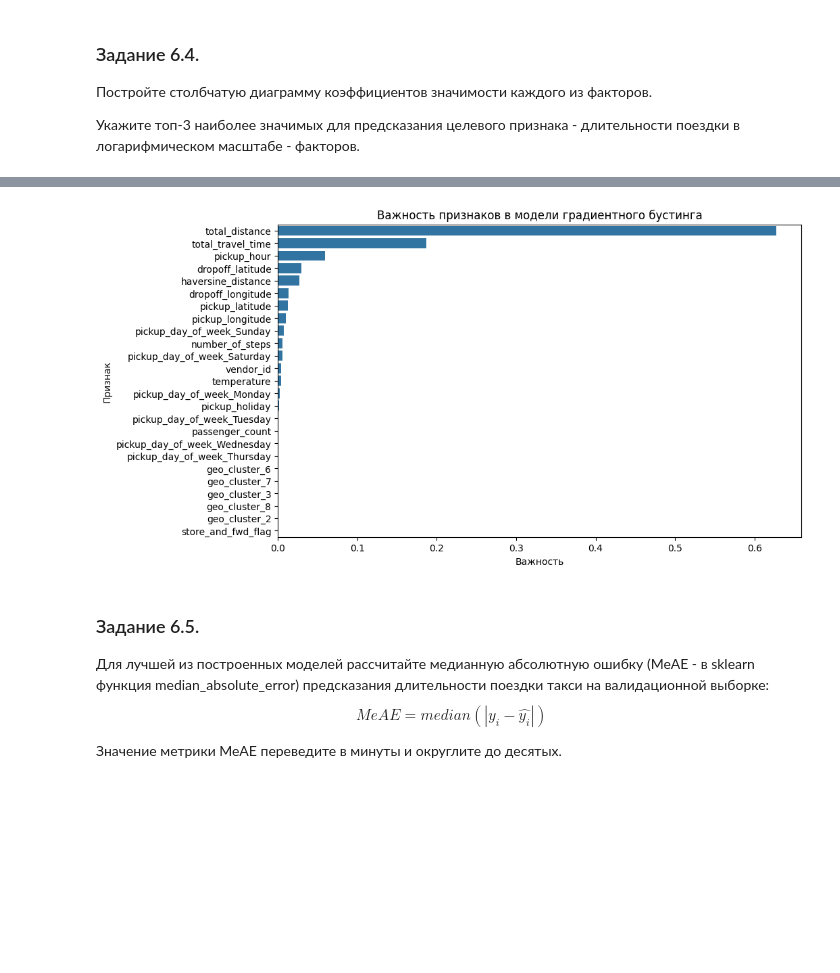
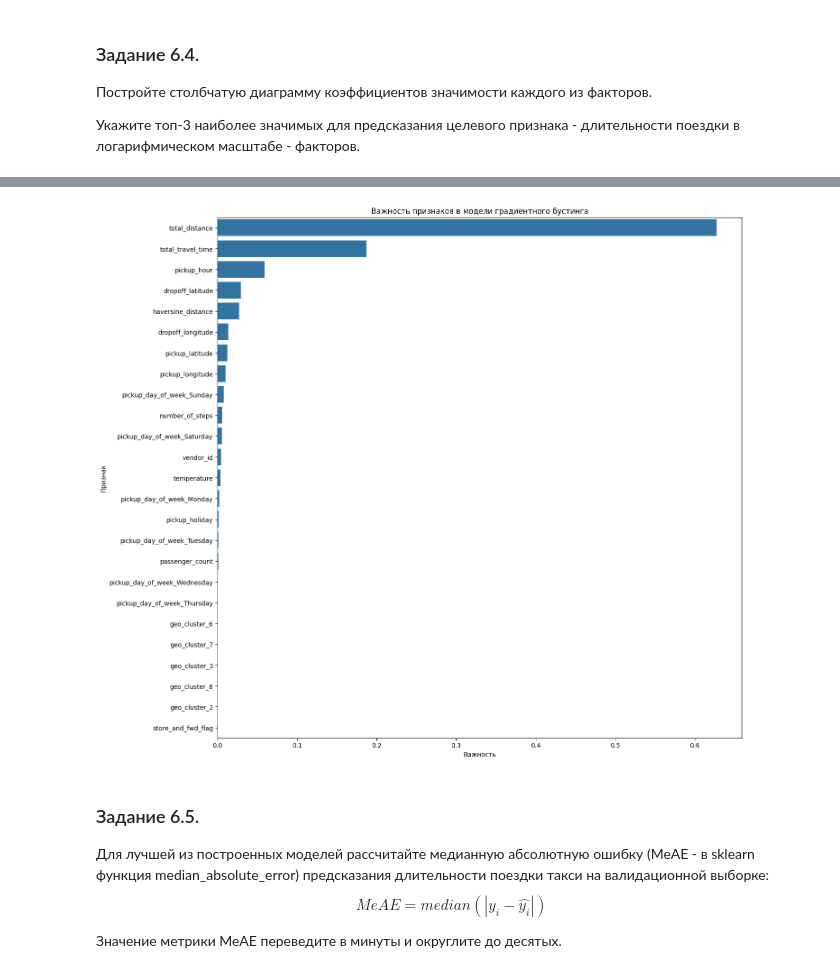
Before and after one commit to Losyash/pw_ii, a Jupyter notebook: notebook.ipynb, the cells around one changed output, grey strips where cells are left out. Cells and saved outputs as stored; diff of their text form; code cells hidden in the pictures; blank space fills up the shorter version.

```diff
--- a/notebook.ipynb
+++ b/notebook.ipynb
@@ -1479,14 +1488,14 @@ print(feature_importance_df)
 6             store_and_fwd_flag  0.000004
 # %%
 # Создание графика важности признаков
-plt.figure(figsize=(10, 6))
+plt.figure(figsize=(15, 15))
 sns.barplot(data=feature_importance_df, x='Важность', y='Признак')
 plt.title('Важность признаков в модели градиентного бустинга')
 plt.xlabel('Важность')
 plt.ylabel('Признак')
 plt.show()
 # %% [output]
-[figure, old version]
+[figure, new version]
 # %% [markdown]
 ### Задание 6.5.
 Для лучшей из построенных моделей рассчитайте медианную абсолютную ошибку (MeAE - в sklearn функция median_absolute_error) предсказания длительности поездки такси на валидационной выборке:
```
Also changed, not shown: parts of 16 cells of this notebook.
